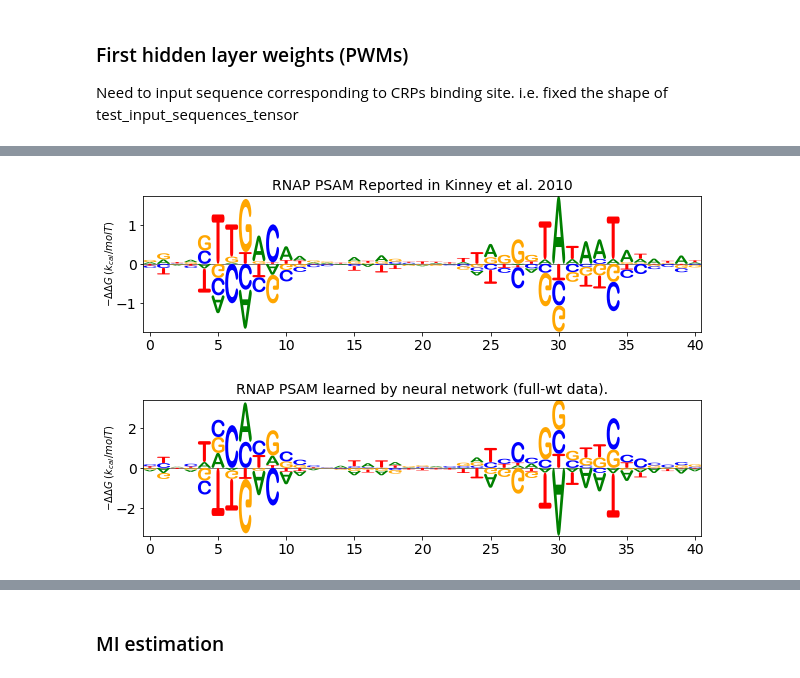
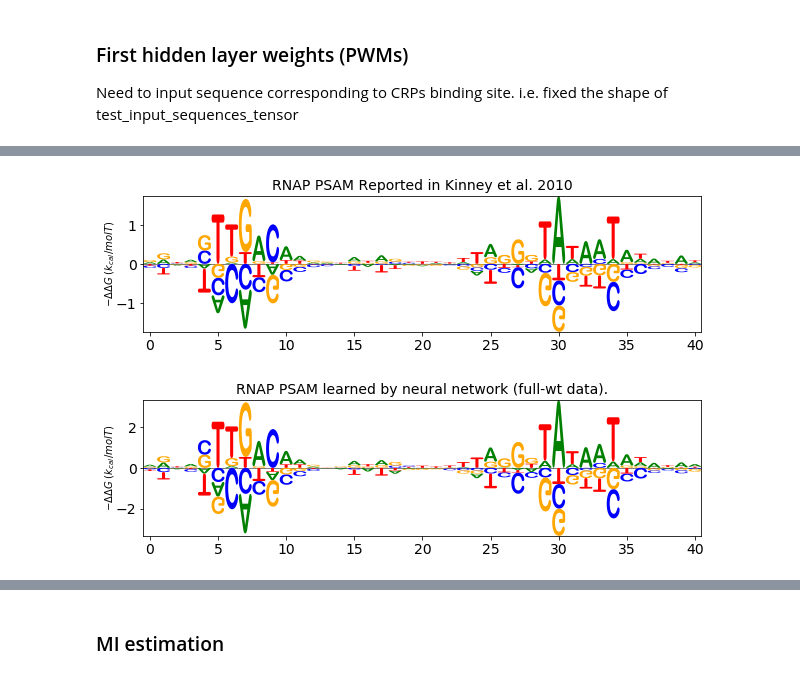
Before and after one commit to atareen/Interpretable_Neural_Nets, a Jupyter notebook: full_wt_sort_seq_MI_good_notebook_trainable_ei.ipynb, the cells around one changed output, grey strips where cells are left out. Drawn from its saved outputs; the diff is of its cells as text; code cells hidden in the pictures.

```diff
--- a/full_wt_sort_seq_MI_good_notebook_trainable_ei.ipynb
+++ b/full_wt_sort_seq_MI_good_notebook_trainable_ei.ipynb
@@ -583,18 +583,18 @@ plt.show()
 # %%
 rnap_logo_df = pd.DataFrame(rnap_weights,columns=['A','C','G','T'])
 rnap_df.columns = ['A','C','G','T']
 logomaker.Logo(-rnap_df,center_values=True, font_name='Arial Rounded MT Bold')
 plt.tick_params(labelsize=14)
 plt.title('RNAP PSAM Reported in Kinney et al. 2010',fontsize=14)
 plt.ylabel("$-\Delta \Delta G$ ($k_{cal}/mol T$)", labelpad=-1)
-logomaker.Logo(-rnap_logo_df,center_values=True, font_name='Arial Rounded MT Bold')
+logomaker.Logo(rnap_logo_df,center_values=True, font_name='Arial Rounded MT Bold')
 plt.tick_params(labelsize=14)
 plt.title('RNAP PSAM learned by neural network (full-wt data).',fontsize=14)
 plt.ylabel("$-\Delta \Delta G$ ($k_{cal}/mol T$)", labelpad=-1)
 plt.tick_params(labelsize=14)
 # %% [output]
 [figure]
-[figure, old version]
+[figure, new version]
 # %%
 model.layers[6].get_weights()
 # %% [output]
```
Also changed, not shown: parts of 19 cells of this notebook.
